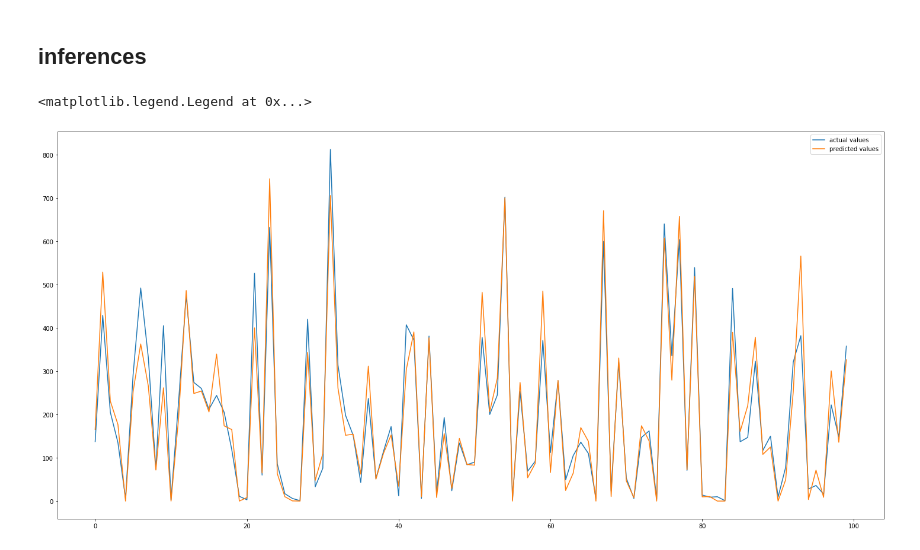
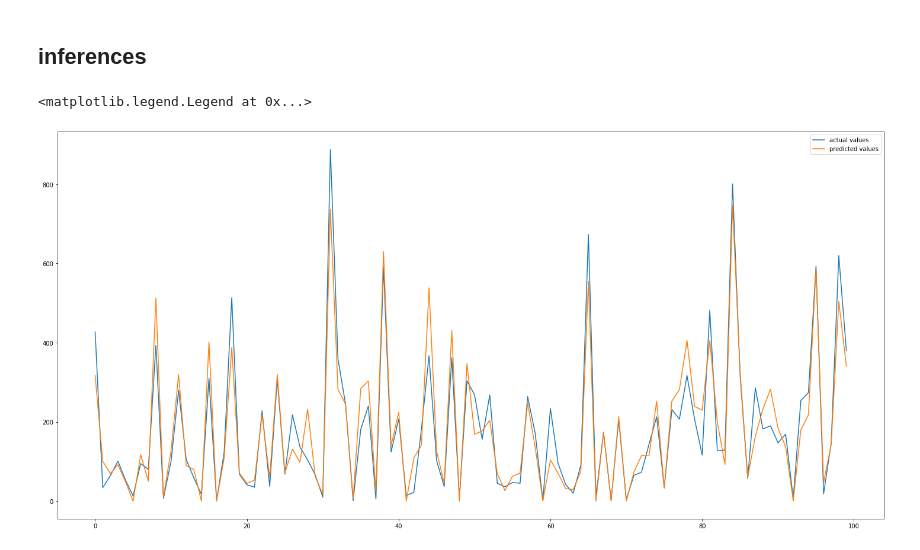
Before and after one commit to ahmedbadr97/Predicting-Bike-Sharing-Patterns, a Jupyter notebook: notebooks/bike-Sharing-patterns.ipynb, the cells around one changed output. Cells and saved outputs as stored; diff of their text form; code cells hidden in the pictures.

```diff
--- a/notebooks/bike-Sharing-patterns.ipynb
+++ b/notebooks/bike-Sharing-patterns.ipynb
@@ -438,5 +465,3 @@ epoch:1000/1000 time per epoch 2.47 Train Loss=3788.199860101465 Test Loss=4693.
 
 train loss 3788.199860101465 test loss 4693.326881652762 in 5 m
 [figure]
-# %%
-model_training.save_train_weights(bike_sharing_model,train_losses[-1],test_losses[-1],"../model_weights/training")
@@ -457,36 +482,36 @@ bike_sharing_model.load_state_dict(state_dict)
 ## inferences
 # %%
 col_idx_dict=dataset.load_col_idx_map("../dataset/preprocessed/col_idx_map.txt")
-inference_dataset=dataset.BikeSharingPatterns("../dataset/preprocessed/train_bike-sharing-patterns.csv",col_idx_dict,target_label_name)
+inference_dataset=dataset.BikeSharingPatterns("../dataset/preprocessed/test_bike-sharing-patterns.csv",col_idx_dict,target_label_name)
 inference_dataloader=DataLoader(inference_dataset,batch_size=1,shuffle=True)
 
 inference_size=100
 
 
 actual_values, predicted_values = np.zeros(inference_size), np.zeros(inference_size)
 i = 0
 bike_sharing_model.eval()
 with torch.no_grad():
     for data, actual_output in inference_dataloader:
 
         output = bike_sharing_model.forward(data)
         output = output[0].item()
 
         actual_output = actual_output.view(-1).numpy()
         actual_values[i]=actual_output[0].item()
 
         predicted_values[i]=output
         i+=1
         if i==inference_size:
             break
 
 bike_sharing_model.train()
 
 fig = plt.figure(figsize=(25,12))
 ax = fig.add_subplot(1, 1, 1)
 ax.plot(actual_values, color='tab:blue',label="actual values")
 ax.plot(predicted_values, color='tab:orange',label="predicted values")
 plt.legend()
 # %% [output]
 <matplotlib.legend.Legend at 0x...>
-[figure, old version]
+[figure, new version]
```
Also changed, not shown: parts of 16 cells of this notebook, 2 other files.
